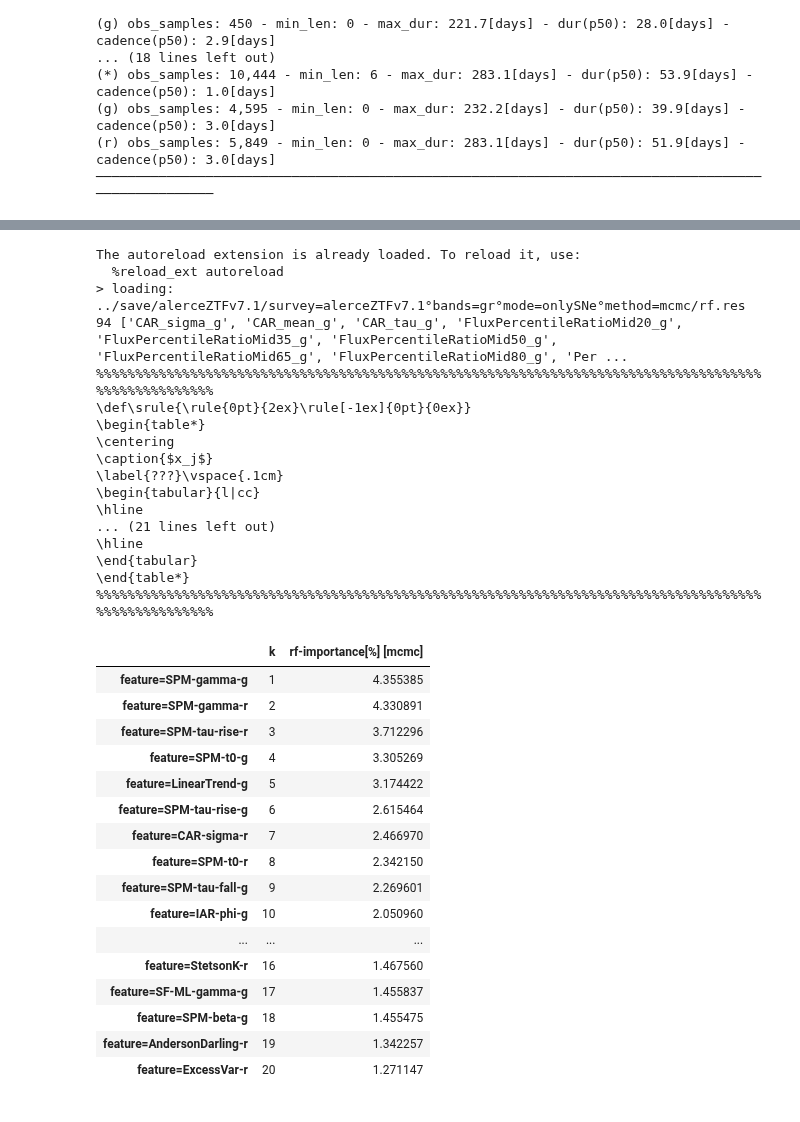
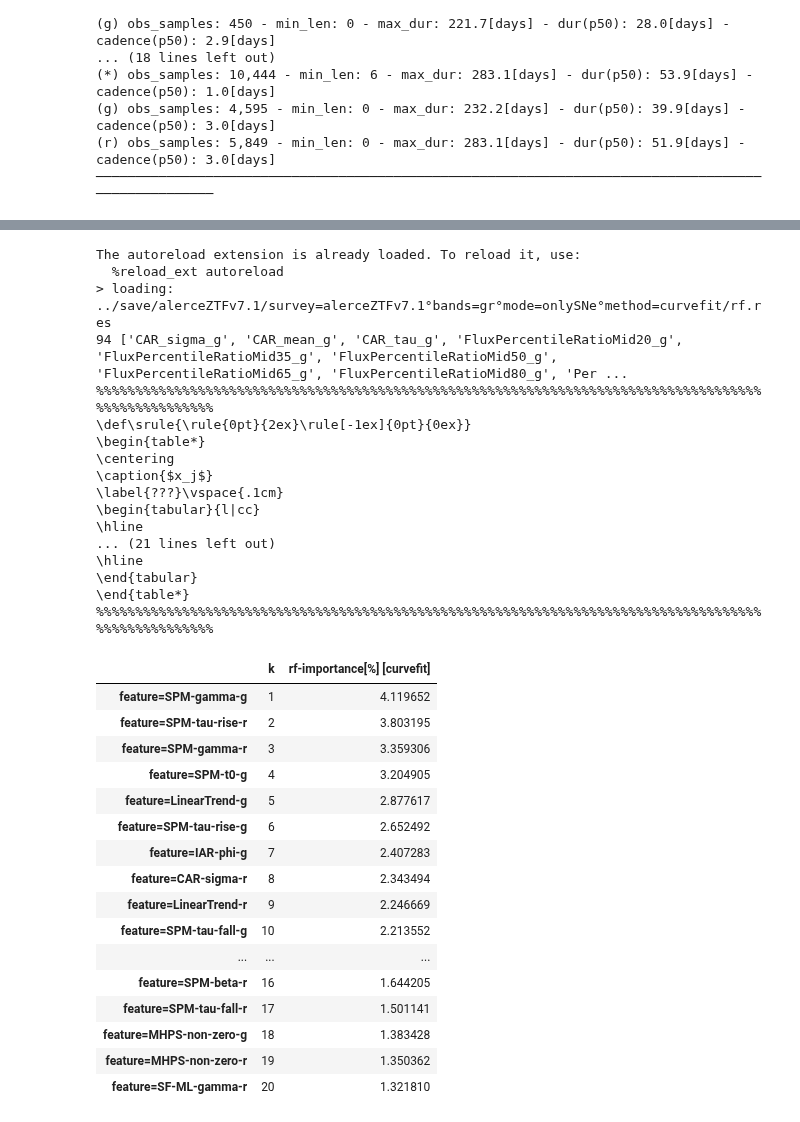
Before and after one commit to opimentel-github/astro-lightcurves-fats, a Jupyter notebook: experiments/random_forest.ipynb, the cells around one changed output, grey strips where cells are left out. Saved outputs shown, nothing was run; the diff lists cells and outputs as text; code cells hidden in the pictures.

```diff
--- a/experiments/random_forest.ipynb
+++ b/experiments/random_forest.ipynb
@@ -75,9 +75,10 @@ from flamingchoripan.cuteplots.cm_plots import plot_custom_confusion_matrix
 from flamingchoripan.datascience.statistics import XError
 import matplotlib.pyplot as plt
 
-max_model_ids = 10
-test_lcset_name = 'val' # val test
-methods = ['mcmc', 'curvefit', 'linear', 'bspline']
+max_model_ids = 20
+test_lcset_name = 'test' # val test
+methods = ['linear', 'mcmc', 'curvefit', 'bspline']
+methods = ['curvefit']
 for method in methods:
     new_cfilename = f'{cfilename}°method={method}'
     filedir = f'{root_folder}/{new_cfilename}.{C_.EXT_SPLIT_LIGHTCURVE}'
@@ -132,7 +132,8 @@ from flamingchoripan.datascience.statistics import XError
 from flamingchoripan.latex.latex_tables import LatexTable
 import pandas as pd
 
-methods = ['mcmc']#, 'linear', 'bspline', 'curvefit', 'uniformprior']
+methods = ['linear', 'mcmc', 'curvefit', 'bspline']
+methods = ['curvefit']
 info_dict = {}
 for km,method in enumerate(methods):
     new_cfilename = f'{cfilename}°method={method}'
@@ -199,7 +200,8 @@ from flamingchoripan.datascience.statistics import XError
 from flamingchoripan.latex.latex_tables import LatexTable
 import pandas as pd
 
-methods = ['mcmc', 'linear', 'bspline', 'curvefit']#, 'uniformprior']
+methods = ['linear', 'mcmc', 'curvefit', 'bspline']
+methods = ['curvefit']
 info_dict = {}
 for km,method in enumerate(methods):
     new_cfilename = f'{cfilename}°method={method}'
@@ -214,49 +216,49 @@ for km,method in enumerate(methods):
     rank.name = f'rf-importance[%] [{method}]'
     df = rank.get_df()
     df.index = [f'feature={i.replace("_", "-")}' for i in list(df.index)]
     info_dict[method] = df
     break
-info_df = info_dict['mcmc']
+info_df = info_dict[method]
 
 latex_kwargs = {
     'caption':'$x_j$',
     'label':'???',
 }
 latex_table = LatexTable(info_df, **latex_kwargs)
 print(latex_table)
 info_df
 # %% [output]
 The autoreload extension is already loaded. To reload it, use:
   %reload_ext autoreload
-> loading: ../save/alerceZTFv7.1/survey=alerceZTFv7.1°bands=gr°mode=onlySNe°method=mcmc/rf.res
+> loading: ../save/alerceZTFv7.1/survey=alerceZTFv7.1°bands=gr°mode=onlySNe°method=curvefit/rf.res
 94 ['CAR_sigma_g', 'CAR_mean_g', 'CAR_tau_g', 'FluxPercentileRatioMid20_g', 'FluxPercentileRatioMid35_g', 'FluxPercentileRatioMid50_g', 'FluxPercentileRatioMid65_g', 'FluxPercentileRatioMid80_g', 'Per ...
 %%%%%%%%%%%%%%%%%%%%%%%%%%%%%%%%%%%%%%%%%%%%%%%%%%%%%%%%%%%%%%%%%%%%%%%%%%%%%%%%%%%%%%%%%%%%%%%%%%%%
 \def\srule{\rule{0pt}{2ex}\rule[-1ex]{0pt}{0ex}}
 \begin{table*}
 \centering
 \caption{$x_j$}
 \label{???}\vspace{.1cm}
 \begin{tabular}{l|cc}
 \hline
 ... (21 lines left out)
 \hline
 \end{tabular}
 \end{table*}
 %%%%%%%%%%%%%%%%%%%%%%%%%%%%%%%%%%%%%%%%%%%%%%%%%%%%%%%%%%%%%%%%%%%%%%%%%%%%%%%%%%%%%%%%%%%%%%%%%%%%
-|  | k | rf-importance[%] [mcmc] |
-| feature=SPM-gamma-g | 1 | 4.355385 |
-| feature=SPM-gamma-r | 2 | 4.330891 |
-| feature=SPM-tau-rise-r | 3 | 3.712296 |
-| feature=SPM-t0-g | 4 | 3.305269 |
-| feature=LinearTrend-g | 5 | 3.174422 |
-| feature=SPM-tau-rise-g | 6 | 2.615464 |
-| feature=CAR-sigma-r | 7 | 2.466970 |
-| feature=SPM-t0-r | 8 | 2.342150 |
-| feature=SPM-tau-fall-g | 9 | 2.269601 |
-| feature=IAR-phi-g | 10 | 2.050960 |
+|  | k | rf-importance[%] [curvefit] |
+| feature=SPM-gamma-g | 1 | 4.119652 |
+| feature=SPM-tau-rise-r | 2 | 3.803195 |
+| feature=SPM-gamma-r | 3 | 3.359306 |
+| feature=SPM-t0-g | 4 | 3.204905 |
+| feature=LinearTrend-g | 5 | 2.877617 |
+| feature=SPM-tau-rise-g | 6 | 2.652492 |
+| feature=IAR-phi-g | 7 | 2.407283 |
+| feature=CAR-sigma-r | 8 | 2.343494 |
+| feature=LinearTrend-r | 9 | 2.246669 |
+| feature=SPM-tau-fall-g | 10 | 2.213552 |
 | ... | ... | ... |
-| feature=StetsonK-r | 16 | 1.467560 |
-| feature=SF-ML-gamma-g | 17 | 1.455837 |
-| feature=SPM-beta-g | 18 | 1.455475 |
-| feature=AndersonDarling-r | 19 | 1.342257 |
-| feature=ExcessVar-r | 20 | 1.271147 |
+| feature=SPM-beta-r | 16 | 1.644205 |
+| feature=SPM-tau-fall-r | 17 | 1.501141 |
+| feature=MHPS-non-zero-g | 18 | 1.383428 |
+| feature=MHPS-non-zero-r | 19 | 1.350362 |
+| feature=SF-ML-gamma-r | 20 | 1.321810 |
```
Also changed, not shown: parts of 2 cells of this notebook, 1 other file.
